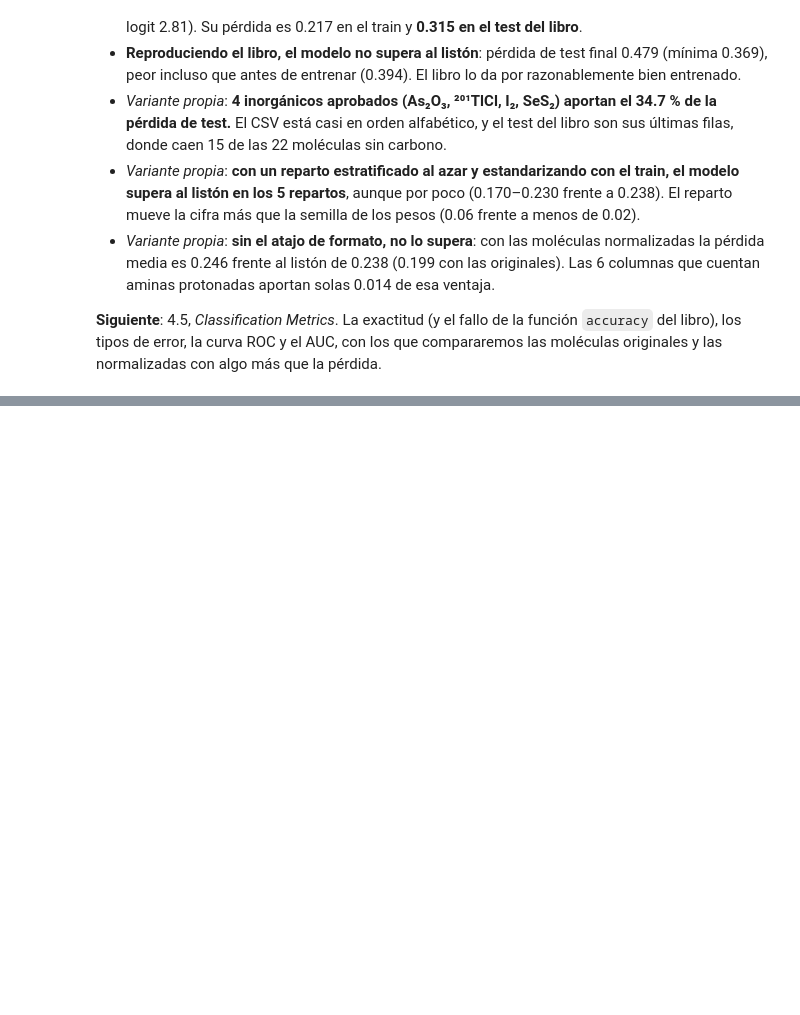
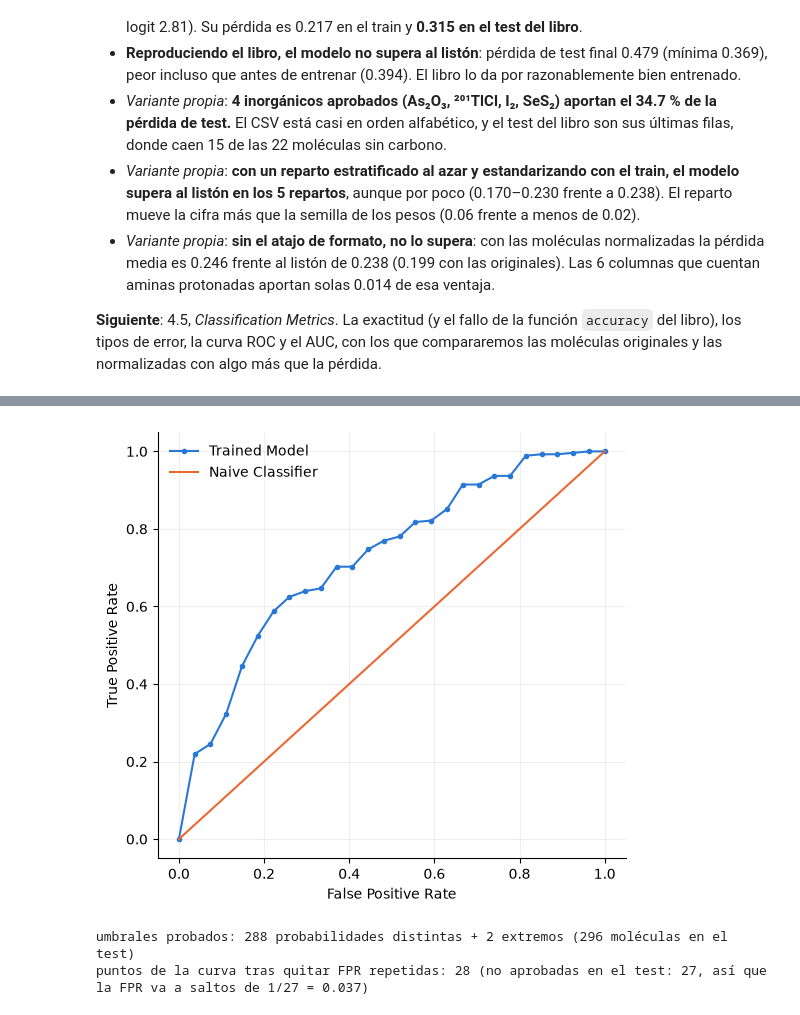
Before and after one commit to alexhrehoret/dmol-study-notes, a Jupyter notebook: notebooks/04_clasificacion.ipynb, the cells around one changed output, grey strips where cells are left out. Cells and saved outputs as stored; diff of their text form; code cells hidden in the pictures; blank space fills up the shorter version.

```diff
--- a/notebooks/04_clasificacion.ipynb
+++ b/notebooks/04_clasificacion.ipynb
@@ -1632,0 +1787,18 @@ algo más que la pérdida.
+# %%
+total_pos = np.sum(test_y)
+total_neg = len(test_y) - total_pos
+print("umbral   FP   FN    TP   TN   predichas positivas")
+for t in [0.5, 0.7, 0.9, 0.95, 0.99, 0.999]:
+    fp_t, fn_t = error_types(test_y, p_test, t)
+    print(f"{t:6g} {fp_t:4d} {fn_t:4d} {total_pos - fn_t:5d} {total_neg - fp_t:4d} {np.sum(p_test >= t):10d}")
+
+print()
+print(
+    "Total positives:",
+    total_pos,
+    "Predicted Positives:",
+    np.sum(bin_classifier(test_x, w, b) > 0.99),
+)
+p_neg_max = p_test[test_y == 0].max()
+print(f"\nla no aprobada con más probabilidad de 'aprobado' tiene p = {p_neg_max:.4f}: con cualquier umbral por "
+      f"encima, 0 FP y {np.sum(p_test[test_y == 1] > p_neg_max)} TP")
@@ -1632,0 +1869,46 @@ algo más que la pérdida.
+# %%
+unique_threshes = np.unique(bin_classifier(test_x, w, b))
+fp = []
+tp = []
+total_pos = np.sum(test_y)
+for ut in list(unique_threshes) + [-0.1, 1.01]:
+    errors = error_types(test_y, bin_classifier(test_x, w, b), ut)
+    fp.append(errors[0])
+    tp.append(total_pos - errors[1])
+
+# sort them so can plot as a line
+idx = np.argsort(fp)
+fpr = np.array(fp)[idx] / (len(test_y) - np.sum(test_y))
+tpr = np.array(tp)[idx] / np.sum(test_y)
+
+# now remove duplicate x-values
+fpr_nd = []
+tpr_nd = []
+last = None
+for f, t in zip(fpr, tpr):
+    if last is None or f != last:
+        last = f
+        fpr_nd.append(f)
+        tpr_nd.append(t)
+
+fig, ax = plt.subplots(figsize=(5.5, 5))
+ax.plot(fpr_nd, tpr_nd, "-o", color="#2a78d6", ms=3, label="Trained Model")
+ax.plot([0, 1], [0, 1], color="#eb6834", label="Naive Classifier")
+ax.set_ylabel("True Positive Rate")
+ax.set_xlabel("False Positive Rate")
+ax.legend(frameon=False)
+ax.spines[["top", "right"]].set_visible(False)
+ax.grid(alpha=0.2)
+fig.tight_layout()
+fig.savefig("../figuras/04_roc_libro.png", dpi=150)
+plt.show()
+
+idx = np.arange(len(y))   # the book reused the name idx
+print(f"umbrales probados: {len(unique_threshes)} probabilidades distintas + 2 extremos "
+      f"({len(p_test)} moléculas en el test)")
+print(f"puntos de la curva tras quitar FPR repetidas: {len(fpr_nd)} (no aprobadas en el test: {total_neg}, "
+      f"así que la FPR va a saltos de 1/{total_neg} = {1 / total_neg:.3f})")
+# %% [output]
+[figure, added]
+umbrales probados: 288 probabilidades distintas + 2 extremos (296 moléculas en el test)
+puntos de la curva tras quitar FPR repetidas: 28 (no aprobadas en el test: 27, así que la FPR va a saltos de 1/27 = 0.037)
```
Also changed, not shown: parts of 27 cells of this notebook, 4 other files.
